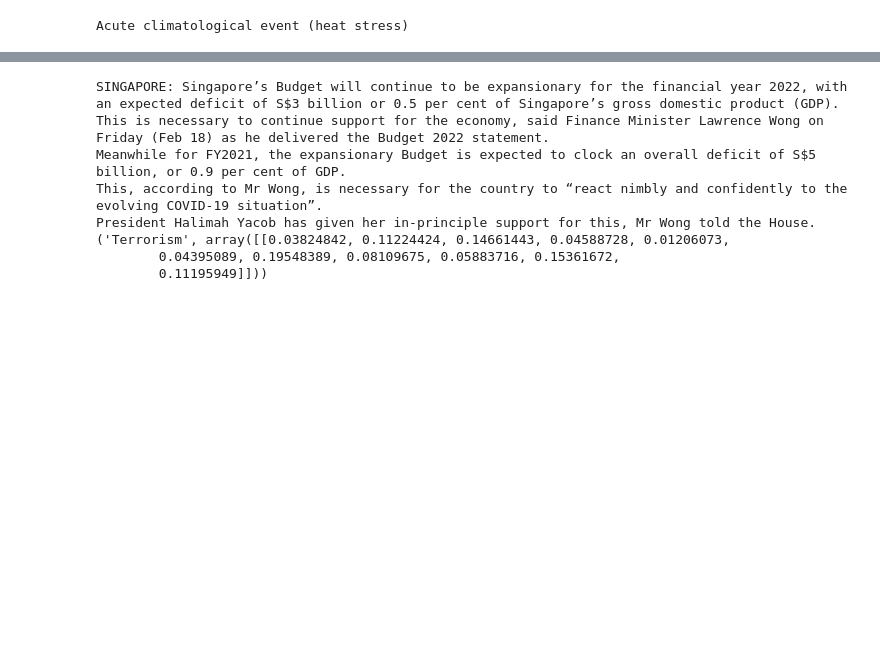
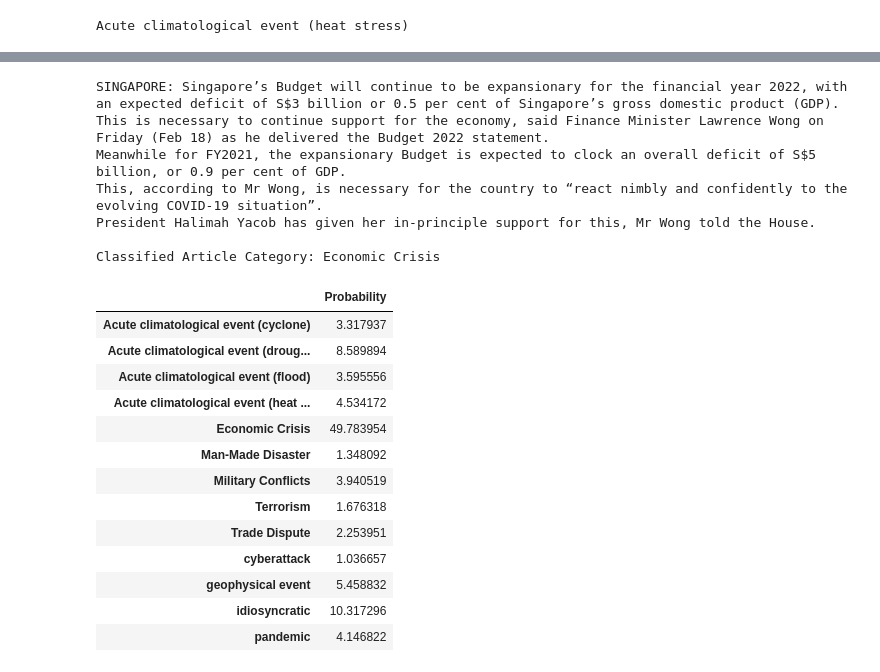
Before and after one commit to Shawntwj/FSX, a Jupyter notebook: News Classifier/FYP Article Classification Codes.ipynb, the cells around one changed output, grey strips where cells are left out. Cells and saved outputs as stored; diff of their text form; code cells hidden in the pictures; blank space fills up the shorter version.

```diff
--- a/News Classifier/FYP Article Classification Codes.ipynb
+++ b/News Classifier/FYP Article Classification Codes.ipynb
@@ -471,30 +531,52 @@ More details can be found on the respective polytechnics’ websites.
 # %%
 from newspaper import Article
 
 article = Article('https://www.channelnewsasia.com/singapore/budget-2022-expected-deficit-3-billion-past-reserves-2506806')
 
 
 article.download()
 
 article.parse()
 
 article.nlp()
 
 print(article.summary)
 
 with open('art5.txt', 'w') as f:
     f.write(article.summary)
 
-print(classify_article('art5.txt'))
+print(" ")
+print("Classified Article Category: " + classify_article('art5.txt')[0])
+
+probability_array = classify_article('art5.txt')[1]
+
+# print(probability_array[0])
+
+df = pd.DataFrame(data=probability_array[0] * 100, index=new_category , columns=["Probability"])
+
+df
 # %% [output]
 SINGAPORE: Singapore’s Budget will continue to be expansionary for the financial year 2022, with an expected deficit of S$3 billion or 0.5 per cent of Singapore’s gross domestic product (GDP).
 This is necessary to continue support for the economy, said Finance Minister Lawrence Wong on Friday (Feb 18) as he delivered the Budget 2022 statement.
 Meanwhile for FY2021, the expansionary Budget is expected to clock an overall deficit of S$5 billion, or 0.9 per cent of GDP.
 This, according to Mr Wong, is necessary for the country to “react nimbly and confidently to the evolving COVID-19 situation”.
 President Halimah Yacob has given her in-principle support for this, Mr Wong told the House.
-('Terrorism', array([[0.03824842, 0.11224424, 0.14661443, 0.04588728, 0.01206073,
-        0.04395089, 0.19548389, 0.08109675, 0.05883716, 0.15361672,
-        0.11195949]]))
+
+Classified Article Category: Economic Crisis
+|  | Probability |
+| Acute climatological event (cyclone) | 3.317937 |
+| Acute climatological event (droug... | 8.589894 |
+| Acute climatological event (flood) | 3.595556 |
+| Acute climatological event (heat ... | 4.534172 |
+| Economic Crisis | 49.783954 |
+| Man-Made Disaster | 1.348092 |
+| Military Conflicts | 3.940519 |
+| Terrorism | 1.676318 |
+| Trade Dispute | 2.253951 |
+| cyberattack | 1.036657 |
+| geophysical event | 5.458832 |
+| idiosyncratic | 10.317296 |
+| pandemic | 4.146822 |
 # %%
 from newspaper import Article
 
```
Also changed, not shown: parts of 22 cells of this notebook, 5 other files.
